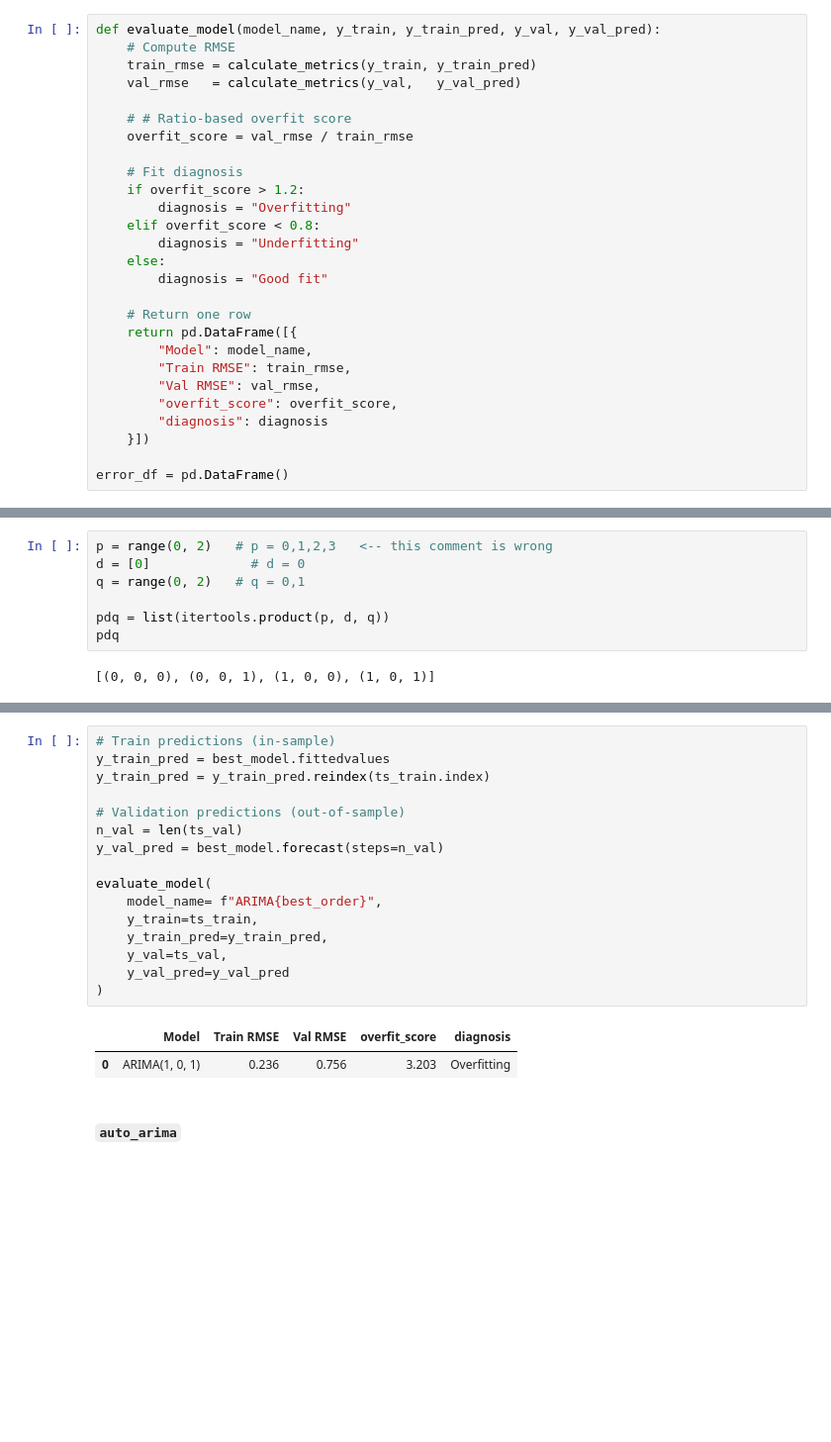
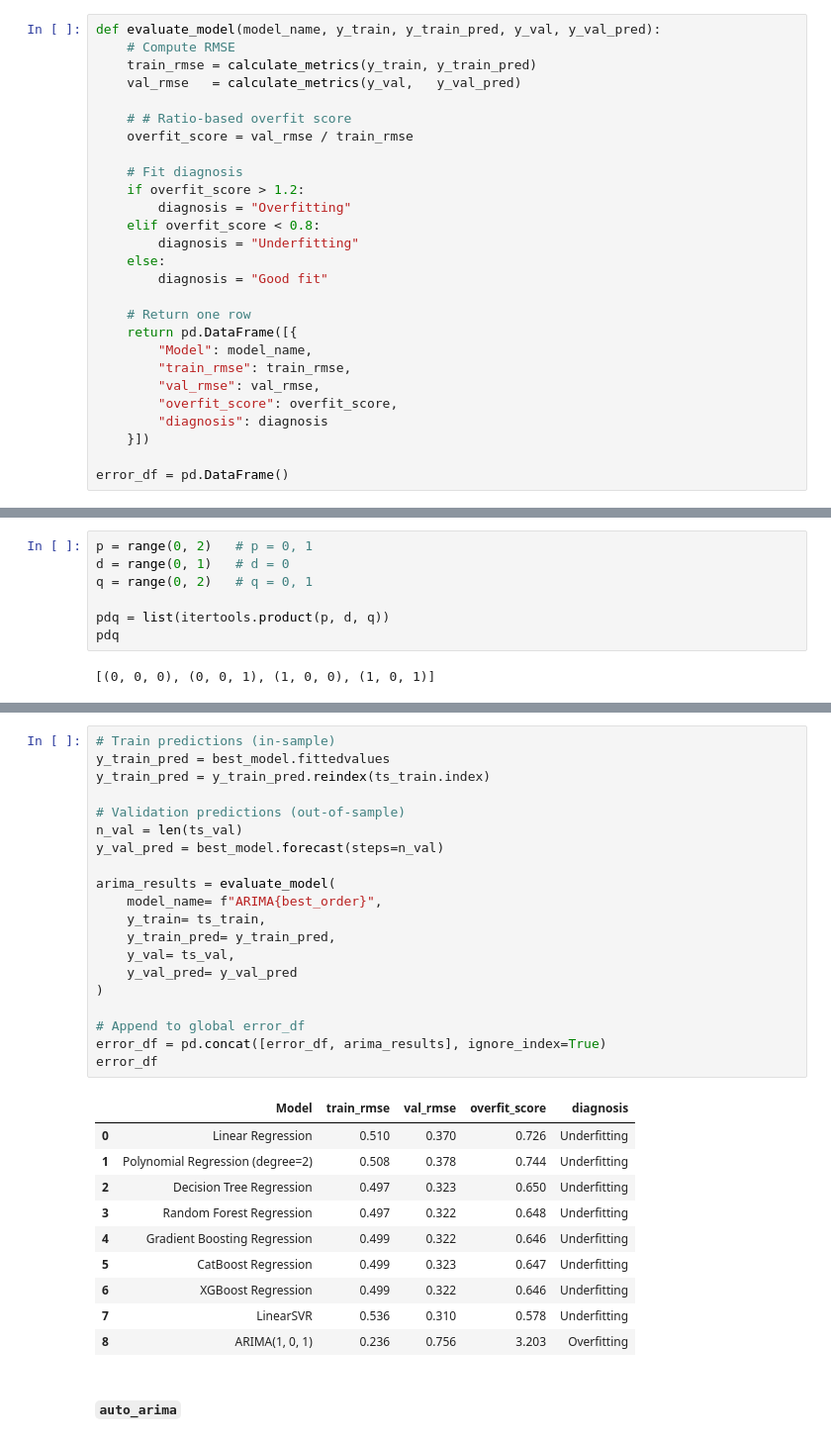
Before and after one commit to dersimkaya/Understanding_and_Forecasting_Household_Electricity_Consumption-TimeSeries, a Jupyter notebook: NB.ipynb, the cells around one changed output, grey strips where cells are left out. Shown at 99% size. Drawn from its saved outputs; the diff is of its cells as text; blank space fills up the shorter version.

```diff
--- a/NB.ipynb
+++ b/NB.ipynb
@@ -262,8 +306,8 @@ def evaluate_model(model_name, y_train, y_train_pred, y_val, y_val_pred):
     # Return one row
     return pd.DataFrame([{
         "Model": model_name,
-        "Train RMSE": train_rmse,
-        "Val RMSE": val_rmse,
+        "train_rmse": train_rmse,
+        "val_rmse": val_rmse,
         "overfit_score": overfit_score,
         "diagnosis": diagnosis
     }])
@@ -1439,9 +1488,9 @@ plt.show()
 # %% [markdown]
 The PACF shows two very strong spikes at lags 1 and 2, after which the values drop quickly to near zero and stay close to zero for higher lags. This pattern indicates a clear cutoff after lag 2, which is characteristic of an autoregressive process of order 2. Therefore, the appropriate AR order suggested by the PACF is ``p = 1`` or ``p = 2``.
 # %%
-p = range(0, 2)   # p = 0,1,2,3   <-- this comment is wrong
-d = [0]             # d = 0
-q = range(0, 2)   # q = 0,1
+p = range(0, 2)   # p = 0, 1
+d = range(0, 1)   # d = 0
+q = range(0, 2)   # q = 0, 1
 
 pdq = list(itertools.product(p, d, q))
 pdq
@@ -1504,21 +1559,33 @@ Warnings:
 # %%
 # Train predictions (in-sample)
 y_train_pred = best_model.fittedvalues
 y_train_pred = y_train_pred.reindex(ts_train.index)
 
 # Validation predictions (out-of-sample)
 n_val = len(ts_val)
 y_val_pred = best_model.forecast(steps=n_val)
 
-evaluate_model(
+arima_results = evaluate_model(
     model_name= f"ARIMA{best_order}",
-    y_train=ts_train,
-    y_train_pred=y_train_pred,
-    y_val=ts_val,
-    y_val_pred=y_val_pred
+    y_train= ts_train,
+    y_train_pred= y_train_pred,
+    y_val= ts_val,
+    y_val_pred= y_val_pred
 )
+
+# Append to global error_df
+error_df = pd.concat([error_df, arima_results], ignore_index=True)
+error_df
 # %% [output]
-|  | Model | Train RMSE | Val RMSE | overfit_score | diagnosis |
-| 0 | ARIMA(1, 0, 1) | 0.236 | 0.756 | 3.203 | Overfitting |
+|  | Model | train_rmse | val_rmse | overfit_score | diagnosis |
+| 0 | Linear Regression | 0.510 | 0.370 | 0.726 | Underfitting |
+| 1 | Polynomial Regression (degree=2) | 0.508 | 0.378 | 0.744 | Underfitting |
+| 2 | Decision Tree Regression | 0.497 | 0.323 | 0.650 | Underfitting |
+| 3 | Random Forest Regression | 0.497 | 0.322 | 0.648 | Underfitting |
+| 4 | Gradient Boosting Regression | 0.499 | 0.322 | 0.646 | Underfitting |
+| 5 | CatBoost Regression | 0.499 | 0.323 | 0.647 | Underfitting |
+| 6 | XGBoost Regression | 0.499 | 0.322 | 0.646 | Underfitting |
+| 7 | LinearSVR | 0.536 | 0.310 | 0.578 | Underfitting |
+| 8 | ARIMA(1, 0, 1) | 0.236 | 0.756 | 3.203 | Overfitting |
 # %% [markdown]
 ##### `auto_arima`
```
Also changed, not shown: parts of 85 cells of this notebook, 3 other files.
